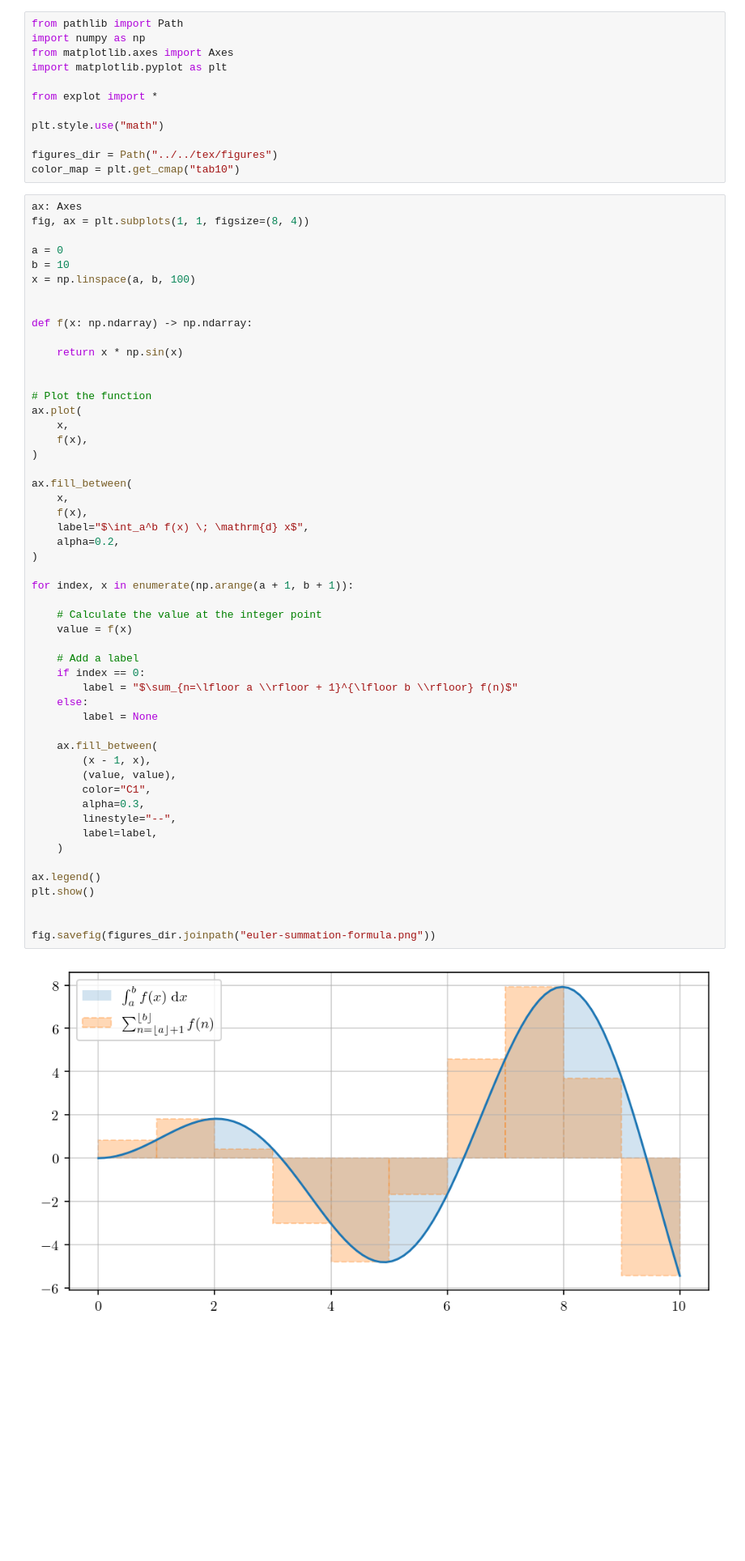
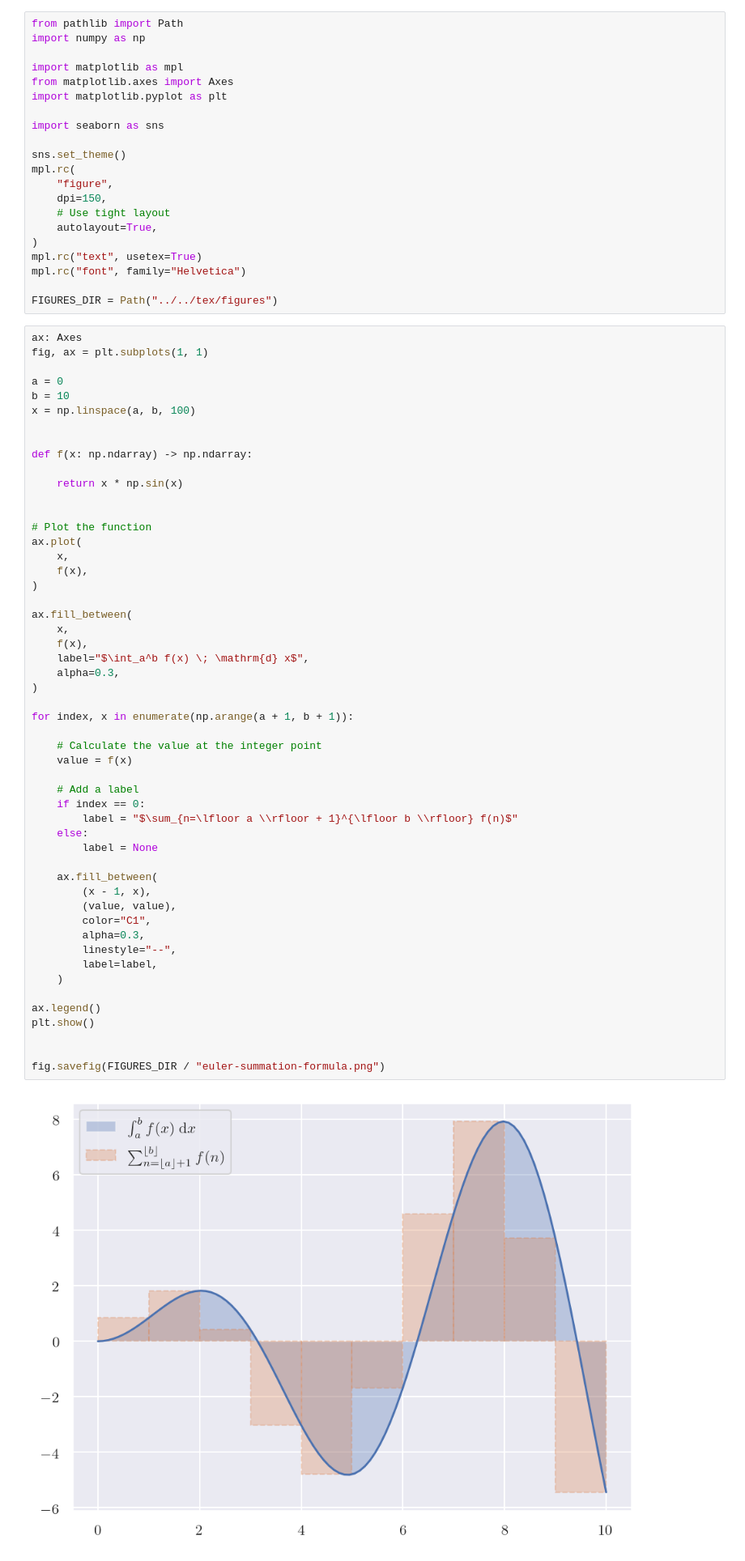
Before and after one commit to Isaac-Fate/mathematical-analysis, a Jupyter notebook: notebooks/the-riemann-stieltjes-integral/euler-summation-formula.ipynb, the cells around one changed output. Shown at 81% size. Saved outputs shown, nothing was run; the diff lists cells and outputs as text; blank space fills up the shorter version.

```diff
--- a/notebooks/the-riemann-stieltjes-integral/euler-summation-formula.ipynb
+++ b/notebooks/the-riemann-stieltjes-integral/euler-summation-formula.ipynb
@@ -1,18 +1,27 @@
 # %%
 from pathlib import Path
 import numpy as np
+
+import matplotlib as mpl
 from matplotlib.axes import Axes
 import matplotlib.pyplot as plt
 
-from explot import *
+import seaborn as sns
 
-plt.style.use("math")
+sns.set_theme()
+mpl.rc(
+    "figure",
+    dpi=150,
+    # Use tight layout
+    autolayout=True,
+)
+mpl.rc("text", usetex=True)
+mpl.rc("font", family="Helvetica")
 
-figures_dir = Path("../../tex/figures")
-color_map = plt.get_cmap("tab10")
+FIGURES_DIR = Path("../../tex/figures")
 # %%
 ax: Axes
-fig, ax = plt.subplots(1, 1, figsize=(8, 4))
+fig, ax = plt.subplots(1, 1)
 
 a = 0
 b = 10
@@ -34,33 +43,33 @@ ax.fill_between(
     x,
     f(x),
     label="$\int_a^b f(x) \; \mathrm{d} x$",
-    alpha=0.2,
+    alpha=0.3,
 )
 
 for index, x in enumerate(np.arange(a + 1, b + 1)):
 
     # Calculate the value at the integer point
     value = f(x)
 
     # Add a label
     if index == 0:
         label = "$\sum_{n=\lfloor a \\rfloor + 1}^{\lfloor b \\rfloor} f(n)$"
     else:
         label = None
 
     ax.fill_between(
         (x - 1, x),
         (value, value),
         color="C1",
         alpha=0.3,
         linestyle="--",
         label=label,
     )
 
 ax.legend()
 plt.show()
 
 
-fig.savefig(figures_dir.joinpath("euler-summation-formula.png"))
+fig.savefig(FIGURES_DIR / "euler-summation-formula.png")
 # %% [output]
-[figure, old version]
+[figure, new version]
```
Also changed, not shown: 6 other files.
